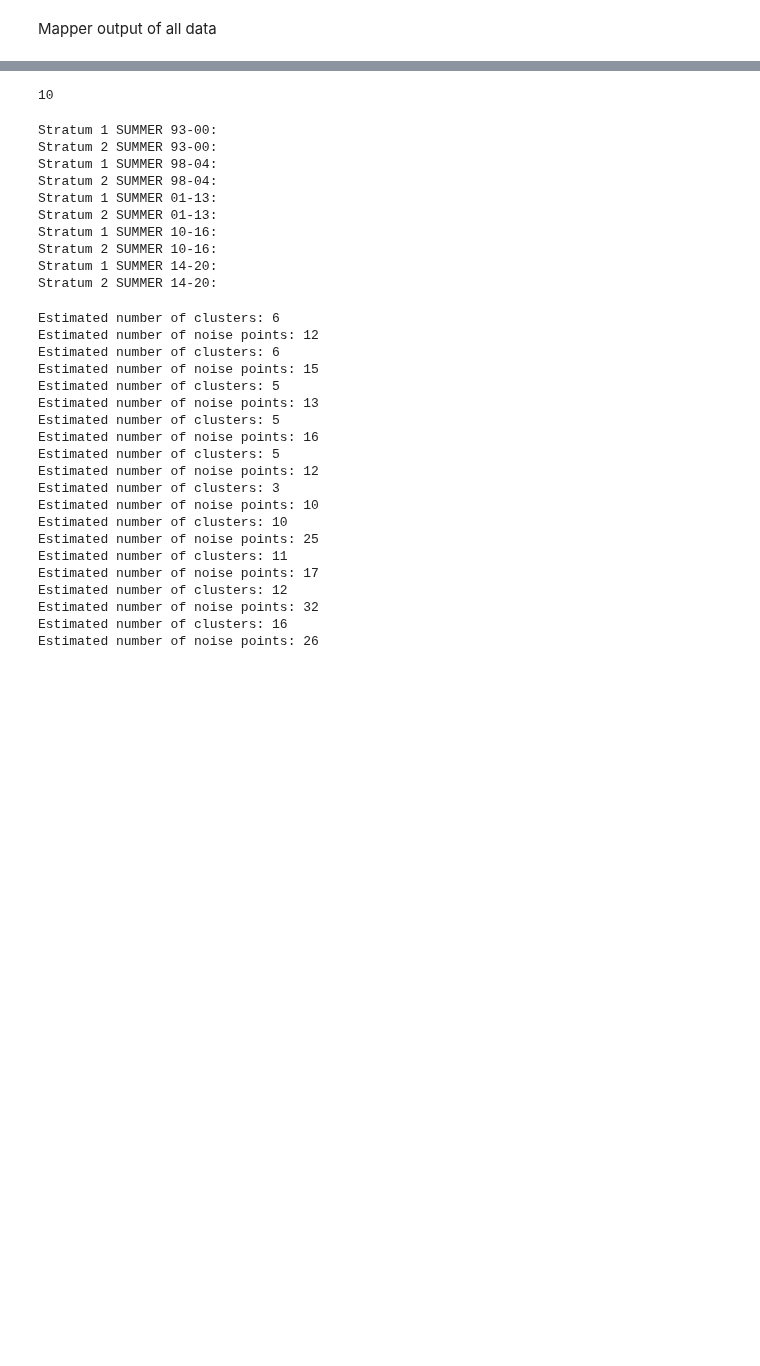
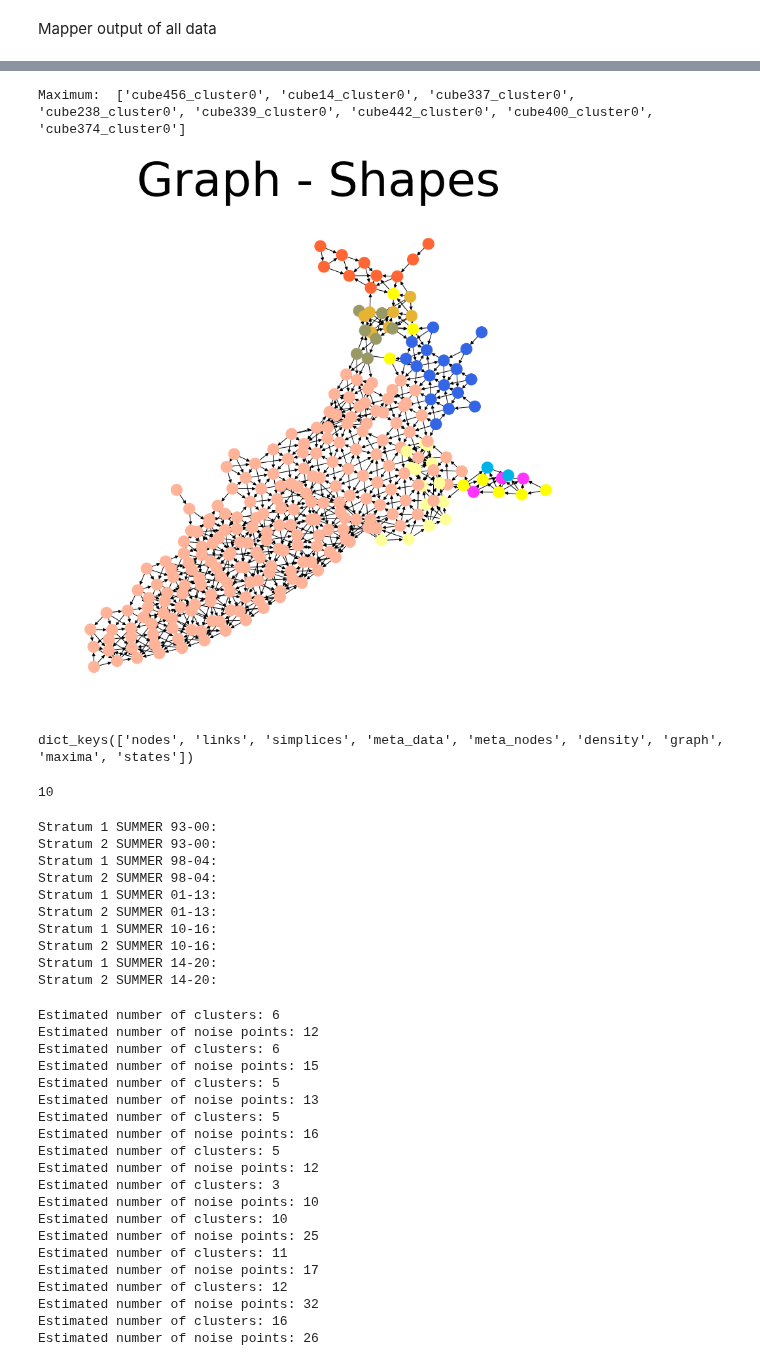
Before and after one commit to amberlee0516/UMR-TDA-2021, a Jupyter notebook: pools_specific_EDA/Open River/Open River KMapper.ipynb, the cells around one changed output, grey strips where cells are left out. Drawn from its saved outputs; the diff is of its cells as text; code cells hidden in the pictures; blank space fills up the shorter version.

Commit message:
Outputs

```diff
--- a/pools_specific_EDA/Open River/Open River KMapper.ipynb
+++ b/pools_specific_EDA/Open River/Open River KMapper.ipynb
@@ -203,11 +602,0 @@ Run this cell to use the IDW by year by season interpolated dataset
-# %%
-predicted_df = pd.read_csv(r"Interpolated Data\Open_river_interpolatedTN_TP_VEL.csv")
-predicted_df.drop("Unnamed: 0",axis = 1,inplace = True)
-continuous = ['PredictedTN','PredictedTP','TEMP','DO','TURB','COND','PredictedVEL','SS','WDP','CHLcal','SECCHI']
-nocond = ['PredictedTN','PredictedTP','TEMP','DO','TURB','PredictedVEL','SS','WDP','CHLcal','SECCHI']
-print("Initial interpolated size: ",predicted_df.shape[0])
-print("Getting data TDA ready")
-predicted_df.drop("COND",axis=1,inplace=True)
-predicted_df.dropna(axis=0, how='any', thresh=None, subset=nocond, inplace=True)
-print("TDA ready data size: ",predicted_df.shape[0])
-predicted_df.head()
@@ -224,0 +603,4 @@ TDA ready data size:  11314
+# %%
+title = "Open_river_all_pca2_ncubes(60,60),perc40,min5,eps10-scaled"
+scomplex, X, Y = mapper_pca_func(water_data,title,nocond,color_variable = "WDP",
+                              color_function_name = "WDP",N_CUBES=[60,60],PERC_OVERLAP=0.4,DBSCAN_MIN_SAMPLES = 5,DBSCAN_EPSILON=10,num_pca=2)
@@ -224,0 +612,6 @@ TDA ready data size:  11314
+# %%
+water_data_summer = water_data[water_data["SEASON"]=="SUMMER"]
+print(water_data_summer.shape)
+title = "Open_river_summer_pca2_ncubes(60,60),perc40,min5,eps10"
+scomplex, X = mapper_pca_func(water_data_summer,title,nocond,color_variable = "TURB",
+                              color_function_name = "Turbidity",N_CUBES=[60,60],PERC_OVERLAP=0.4,DBSCAN_MIN_SAMPLES = 5,DBSCAN_EPSILON=10,num_pca=2)
@@ -224,0 +626,11 @@ TDA ready data size:  11314
+# %%
+scomplex["density"] = {}
+print(X.head())
+largestShape = np.array(clean_getShapes(scomplex)[0]).flatten()
+print("Largest shape is: ",largestShape, "\n")
+Y = pd.DataFrame(Y)
+largestShape_df = getSubdf(scomplex,largestShape,Y)
+k = int((X.shape[0]/10)+1)
+for node_name in largestShape:
+    print("Node Name: ",node_name)
+    scomplex["density"][node_name] = calculate_density(scomplex,node_name,largestShape_df,k)
@@ -225,3 +655,16 @@ TDA ready data size:  11314
+# %%
+scomplex['graph'] = generate_graph(scomplex,largestShape)
+scomplex['maxima'] = get_local_maxima(scomplex['graph'])
+print("Maximum: ", scomplex['maxima'])
+filepath = r"Mapper outputs\Directed Graphs" + "\\" +title+"scaled.png"
+draw_graph(scomplex,filepath,with_labels=False)
+# %% [output]
+Maximum:  ['cube456_cluster0', 'cube14_cluster0', 'cube337_cluster0', 'cube238_cluster0', 'cube339_cluster0', 'cube442_cluster0', 'cube400_cluster0', 'cube374_cluster0']
+[figure, added]
+# %%
+scomplex.keys()
+# %% [output]
+dict_keys(['nodes', 'links', 'simplices', 'meta_data', 'meta_nodes', 'density', 'graph', 'maxima', 'states'])
 # %%
 ### Creating three main time spans and two overlapping time spans,
 ### a total of five time spans
```
Also changed, not shown: parts of 13 cells of this notebook, 5 other files.
